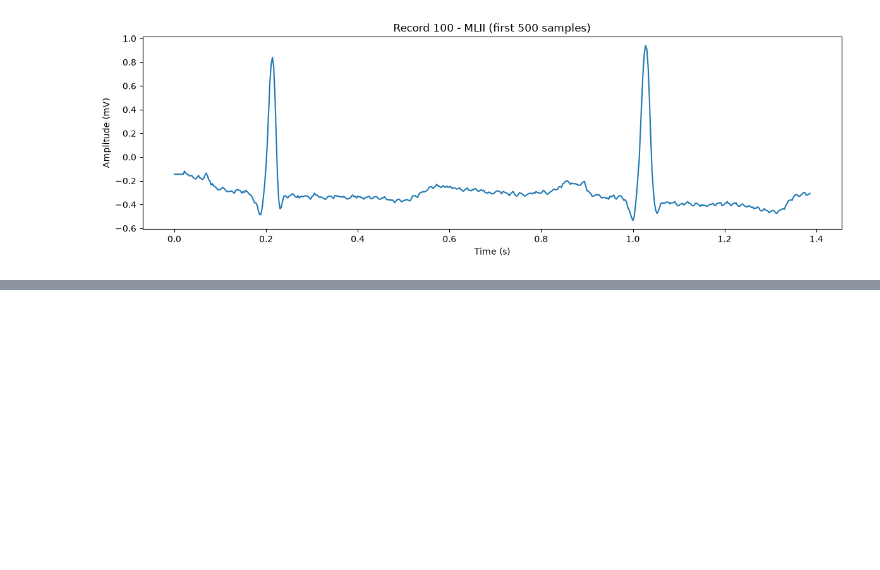
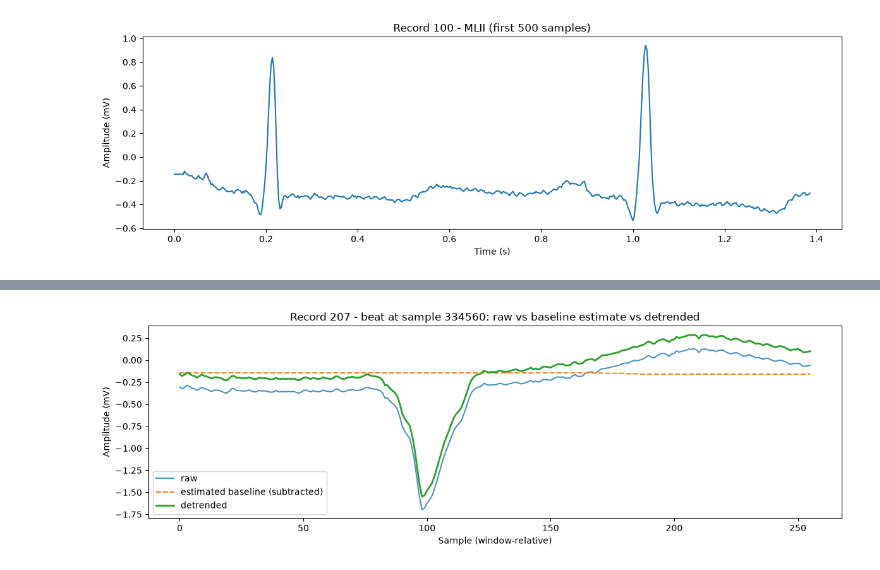
Before and after one commit to matejvu/VAE-Interpretability, a Jupyter notebook: notebooks/data.ipynb, the cells around one changed output, grey strips where cells are left out. Drawn from its saved outputs; the diff is of its cells as text; code cells hidden in the pictures; blank space fills up the shorter version.

Commit message:
Explore filtering options for baseline wander

```diff
--- a/notebooks/data.ipynb
+++ b/notebooks/data.ipynb
@@ -74,0 +88,42 @@ Found 15 beats with class 'Q'
+# %%
+from scipy.signal import medfilt
+
+from ecgvae.data.preprocessing import _odd_kernel_size, WINDOW_PRE, WINDOW_POST
+
+NOISY_RECORD = "207"
+
+record_noisy = wfdb.rdrecord(str(DATA_DIR / NOISY_RECORD))
+ann_noisy = wfdb.rdann(str(DATA_DIR / NOISY_RECORD), "atr")
+
+raw_signal = record_noisy.p_signal[:, 0]
+fs = record_noisy.fs
+
+# Reproduce the two stages manually so we can inspect the intermediate
+# baseline estimate, not just the final detrended signal.
+k1 = _odd_kernel_size(1.5, fs)  # ~200ms, stage 1: removes QRS
+k2 = _odd_kernel_size(2.0, fs)  # ~600ms, stage 2: removes P/T -> baseline estimate
+stage1 = medfilt(raw_signal, kernel_size=k1)
+baseline = medfilt(stage1, kernel_size=k2)
+detrended_signal = raw_signal - baseline
+
+# Pick a beat away from the record boundaries so the window is fully in range.
+candidate_idxs = [
+    i for i, s in enumerate(ann_noisy.sample)
+    if s - WINDOW_PRE >= 0 and s + WINDOW_POST <= len(raw_signal)
+]
+beat_idx = candidate_idxs[len(candidate_idxs) // 2]
+r_peak = ann_noisy.sample[beat_idx]
+start, end = r_peak - WINDOW_PRE, r_peak + WINDOW_POST
+
+plt.figure(figsize=(12, 4))
+plt.plot(raw_signal[start:end], label="raw", alpha=0.8)
+plt.plot(baseline[start:end], label="estimated baseline (subtracted)", linestyle="--")
+plt.plot(detrended_signal[start:end], label="detrended", linewidth=2)
+plt.title(f"Record {NOISY_RECORD} - beat at sample {r_peak}: raw vs baseline estimate vs detrended")
+plt.xlabel("Sample (window-relative)")
+plt.ylabel("Amplitude (mV)")
+plt.legend()
+plt.tight_layout()
+plt.show()
+# %% [output]
+[figure, added]
```
Also changed, not shown: parts of 5 cells of this notebook.
